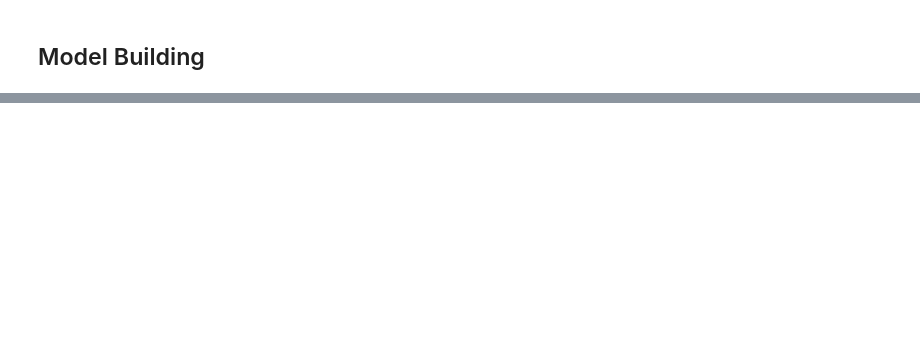
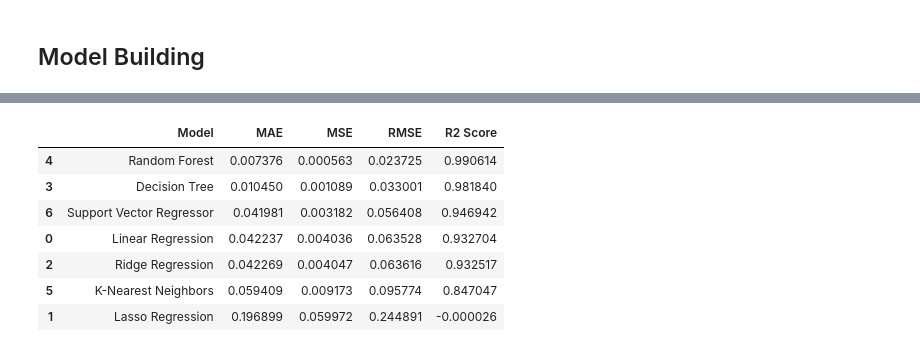
Before and after one commit to otrocarlosmartinez/PROJECT1, a Jupyter notebook: PROJECT1_TEAM2_CM.ipynb, the cells around one changed output, grey strips where cells are left out. Cells and saved outputs as stored; diff of their text form; code cells hidden in the pictures; blank space fills up the shorter version.

Commit message:
"modeling"

```diff
--- a/PROJECT1_TEAM2_CM.ipynb
+++ b/PROJECT1_TEAM2_CM.ipynb
@@ -1065,0 +651,35 @@ Shape of test set :  (2323, 20)
+# %%
+
+# Define a function to evaluate and return the model's metrics
+def evaluate_model(model, x_test, y_test):
+    y_pred = model.predict(x_test)
+    metrics = {
+        "MAE": mean_absolute_error(y_test, y_pred),
+        "MSE": mean_squared_error(y_test, y_pred),
+        "RMSE": np.sqrt(mean_squared_error(y_test, y_pred)),
+        "R2 Score": r2_score(y_test, y_pred)
+    }
+    return metrics
+# %%
+
+# Initialize an empty DataFrame to store results
+results_df = pd.DataFrame(columns=["Model", "MAE", "MSE", "RMSE", "R2 Score"])
+# %%
+
+# Dictionary of regression models to try
+regression_models = {
+    "Linear Regression": LinearRegression(),
+    "Lasso Regression": Lasso(),
+    "Ridge Regression": Ridge(),
+    "Decision Tree": DecisionTreeRegressor(),
+    "Random Forest": RandomForestRegressor(),
+    "K-Nearest Neighbors": KNeighborsRegressor(),
+    "Support Vector Regressor": SVR()}
+# %%
+
+# Loop through each model, train it, evaluate it, and store results
+for model_name, model in regression_models.items():
+    model.fit(x_train, y_train)
+    metrics = evaluate_model(model, x_test, y_test)
+    metrics["Model"] = model_name  # Add model name for reference
+    results_df = pd.concat([results_df, pd.DataFrame([metrics])], ignore_index=True)
@@ -1065,0 +699,11 @@ Shape of test set :  (2323, 20)
+# %%
+results_df.sort_values(by="MAE")
+# %% [output]
+|  | Model | MAE | MSE | RMSE | R2 Score |
+| 4 | Random Forest | 0.007376 | 0.000563 | 0.023725 | 0.990614 |
+| 3 | Decision Tree | 0.010450 | 0.001089 | 0.033001 | 0.981840 |
+| 6 | Support Vector Regressor | 0.041981 | 0.003182 | 0.056408 | 0.946942 |
+| 0 | Linear Regression | 0.042237 | 0.004036 | 0.063528 | 0.932704 |
+| 2 | Ridge Regression | 0.042269 | 0.004047 | 0.063616 | 0.932517 |
+| 5 | K-Nearest Neighbors | 0.059409 | 0.009173 | 0.095774 | 0.847047 |
+| 1 | Lasso Regression | 0.196899 | 0.059972 | 0.244891 | -0.000026 |
```
Also changed, not shown: parts of 64 cells of this notebook, 1 other file.
